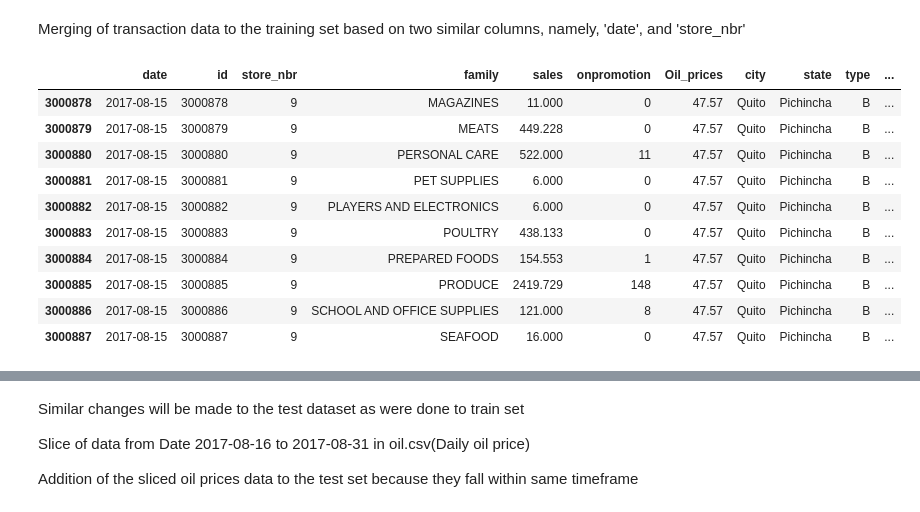
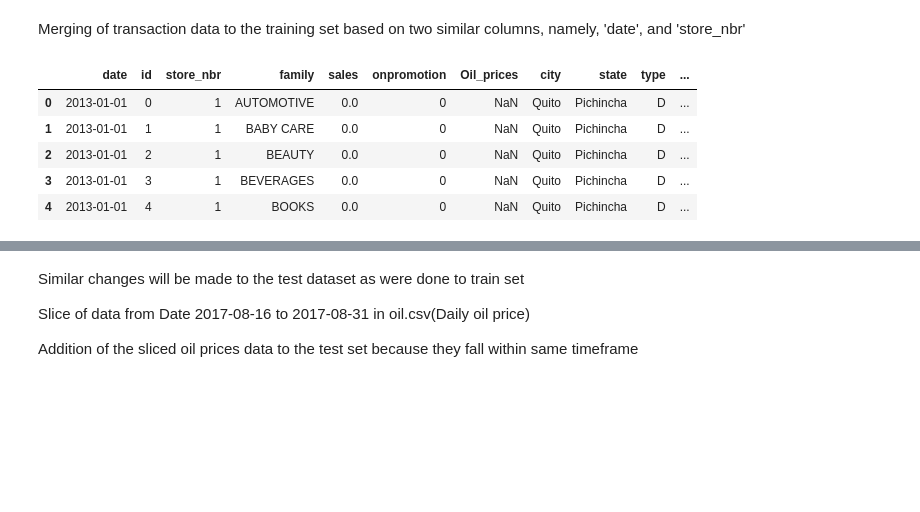
Before and after one commit to kaitany/LP3-Regression-Project, a Jupyter notebook: LP3_DAP.ipynb, the cells around one changed output, grey strips where cells are left out. Cells and saved outputs as stored; diff of their text form; code cells hidden in the pictures; blank space fills up the shorter version.

```diff
--- a/LP3_DAP.ipynb
+++ b/LP3_DAP.ipynb
@@ -517,19 +507,14 @@ merged_train_data2.tail(10)
 # %% [markdown]
 Merging of transaction data to the training set based on two similar columns, namely, 'date', and 'store_nbr'
 # %%
-merged_train_dataset = merged_train_data2.merge(transaction_data, on=['date', 'store_nbr'], how='left')
+merged_train_dataset3 = merged_train_data2.merge(transaction_data, on=['date', 'store_nbr'], how='left')
 
 #Preview of changes made to training data
-merged_train_dataset.tail(10)
+merged_train_dataset3.head(5)
 # %% [output]
 |  | date | id | store_nbr | family | sales | onpromotion | Oil_prices | city | state | type | ... |
-| 3000878 | 2017-08-15 | 3000878 | 9 | MAGAZINES | 11.000 | 0 | 47.57 | Quito | Pichincha | B | ... |
-| 3000879 | 2017-08-15 | 3000879 | 9 | MEATS | 449.228 | 0 | 47.57 | Quito | Pichincha | B | ... |
-| 3000880 | 2017-08-15 | 3000880 | 9 | PERSONAL CARE | 522.000 | 11 | 47.57 | Quito | Pichincha | B | ... |
-| 3000881 | 2017-08-15 | 3000881 | 9 | PET SUPPLIES | 6.000 | 0 | 47.57 | Quito | Pichincha | B | ... |
-| 3000882 | 2017-08-15 | 3000882 | 9 | PLAYERS AND ELECTRONICS | 6.000 | 0 | 47.57 | Quito | Pichincha | B | ... |
-| 3000883 | 2017-08-15 | 3000883 | 9 | POULTRY | 438.133 | 0 | 47.57 | Quito | Pichincha | B | ... |
-| 3000884 | 2017-08-15 | 3000884 | 9 | PREPARED FOODS | 154.553 | 1 | 47.57 | Quito | Pichincha | B | ... |
-| 3000885 | 2017-08-15 | 3000885 | 9 | PRODUCE | 2419.729 | 148 | 47.57 | Quito | Pichincha | B | ... |
-| 3000886 | 2017-08-15 | 3000886 | 9 | SCHOOL AND OFFICE SUPPLIES | 121.000 | 8 | 47.57 | Quito | Pichincha | B | ... |
-| 3000887 | 2017-08-15 | 3000887 | 9 | SEAFOOD | 16.000 | 0 | 47.57 | Quito | Pichincha | B | ... |
+| 0 | 2013-01-01 | 0 | 1 | AUTOMOTIVE | 0.0 | 0 | NaN | Quito | Pichincha | D | ... |
+| 1 | 2013-01-01 | 1 | 1 | BABY CARE | 0.0 | 0 | NaN | Quito | Pichincha | D | ... |
+| 2 | 2013-01-01 | 2 | 1 | BEAUTY | 0.0 | 0 | NaN | Quito | Pichincha | D | ... |
+| 3 | 2013-01-01 | 3 | 1 | BEVERAGES | 0.0 | 0 | NaN | Quito | Pichincha | D | ... |
+| 4 | 2013-01-01 | 4 | 1 | BOOKS | 0.0 | 0 | NaN | Quito | Pichincha | D | ... |
```
Also changed, not shown: parts of 59 cells of this notebook, 3 other files.
